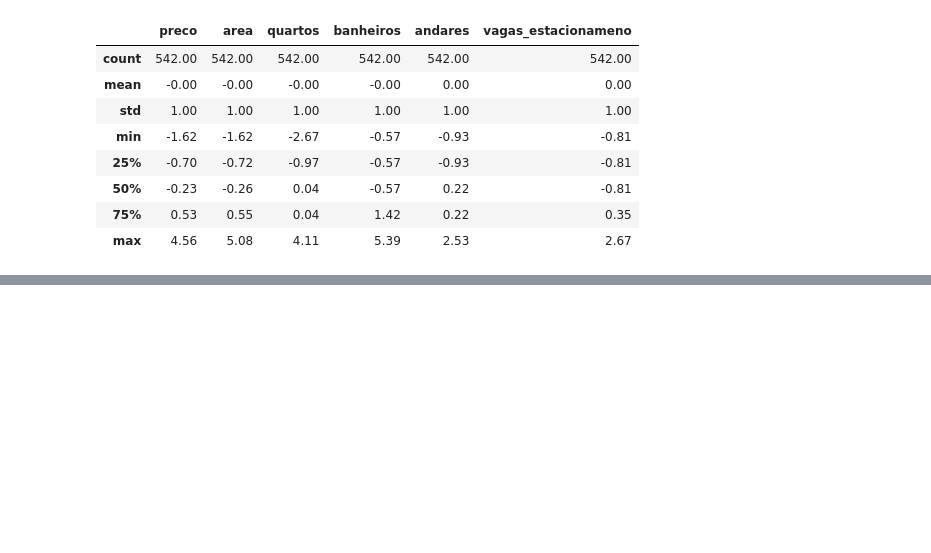
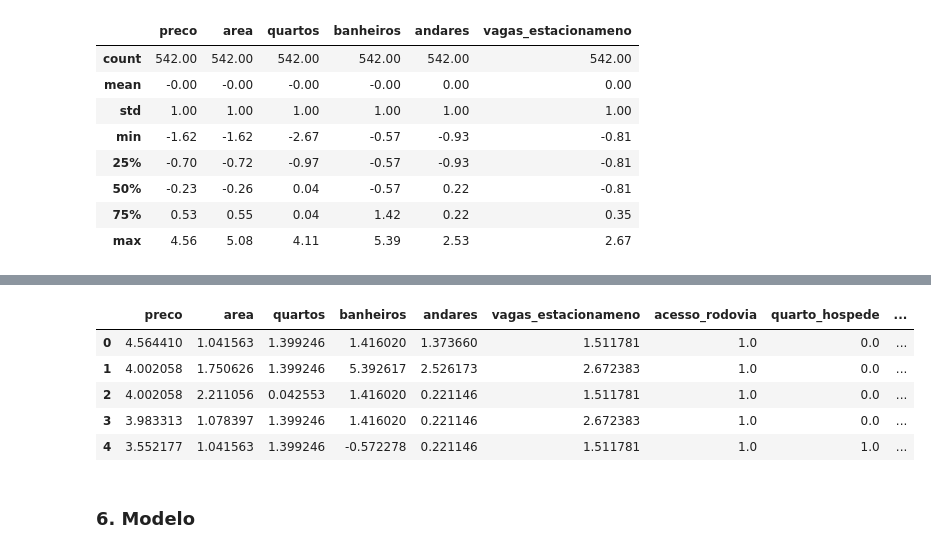
Before and after one commit to hugogsmendes/Houses-prediction, a Jupyter notebook: models_ml/model.ipynb, the cells around one changed output, grey strips where cells are left out. Saved outputs shown, nothing was run; the diff lists cells and outputs as text; code cells hidden in the pictures; blank space fills up the shorter version.

```diff
--- a/models_ml/model.ipynb
+++ b/models_ml/model.ipynb
@@ -583,0 +599,11 @@ round(colunas_padronizadas.describe(),2) # Média 0 e Desvio Padrão 1
+# %%
+df_limpo_padronizado.head()
+# %% [output]
+|  | preco | area | quartos | banheiros | andares | vagas_estacionameno | acesso_rodovia | quarto_hospede | ... |
+| 0 | 4.564410 | 1.041563 | 1.399246 | 1.416020 | 1.373660 | 1.511781 | 1.0 | 0.0 | ... |
+| 1 | 4.002058 | 1.750626 | 1.399246 | 5.392617 | 2.526173 | 2.672383 | 1.0 | 0.0 | ... |
+| 2 | 4.002058 | 2.211056 | 0.042553 | 1.416020 | 0.221146 | 1.511781 | 1.0 | 0.0 | ... |
+| 3 | 3.983313 | 1.078397 | 1.399246 | 1.416020 | 0.221146 | 2.672383 | 1.0 | 0.0 | ... |
+| 4 | 3.552177 | 1.041563 | 1.399246 | -0.572278 | 0.221146 | 1.511781 | 1.0 | 1.0 | ... |
+# %% [markdown]
+### 6. Modelo
```
Also changed, not shown: parts of 3 cells of this notebook.
